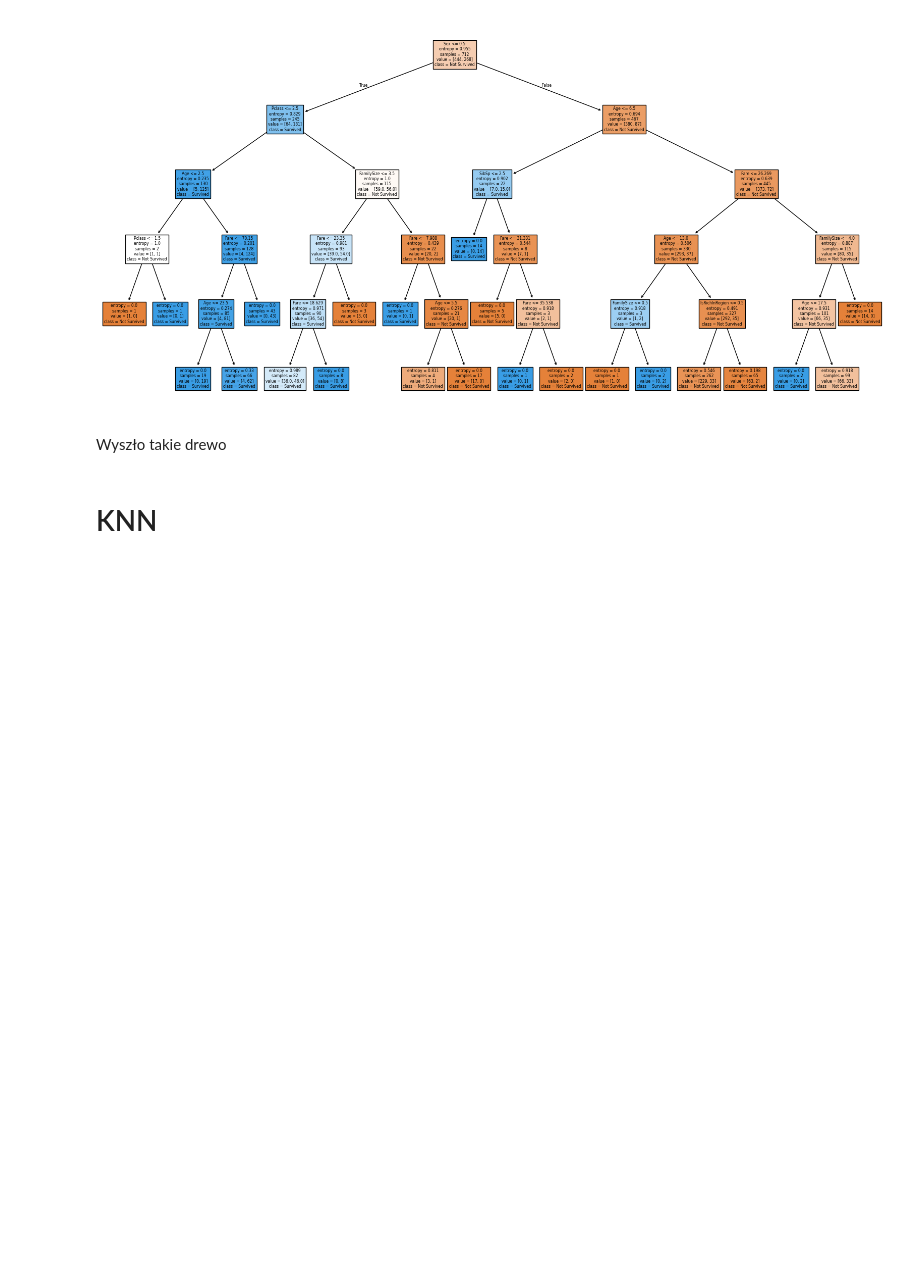
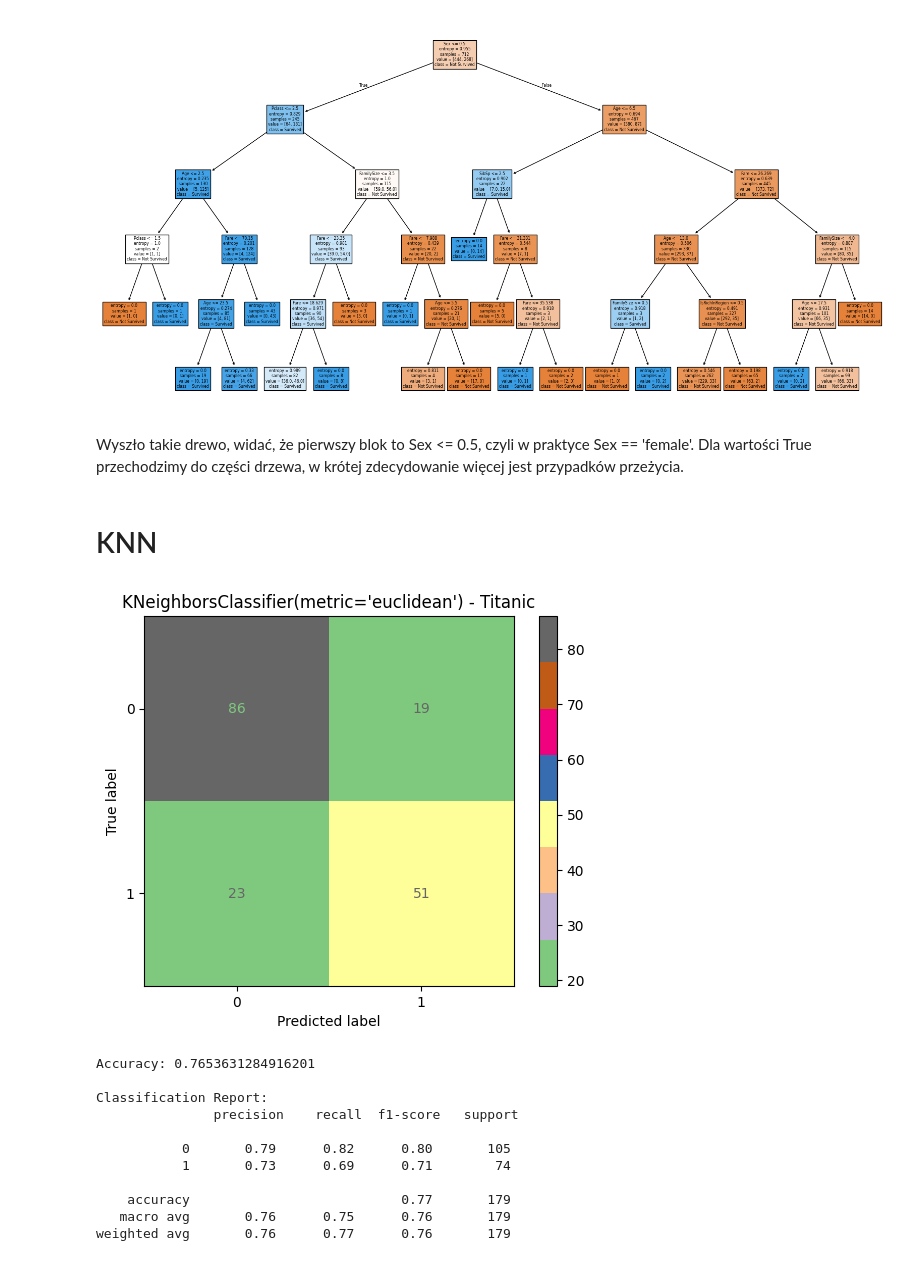
Before and after one commit to Solvro/ml-wakacyjne-wyzwanie-2025, a Jupyter notebook: 2_ml/ML_zadanie.ipynb, the cells around one changed output. Saved outputs shown, nothing was run; the diff lists cells and outputs as text; code cells hidden in the pictures; blank space fills up the shorter version.

```diff
--- a/2_ml/ML_zadanie.ipynb
+++ b/2_ml/ML_zadanie.ipynb
@@ -228,7 +272,26 @@ plot_tree(tree, feature_names=X_test.columns, class_names=['Not Survived', 'Surv
 plt.show()
 # %% [output]
 [figure]
-# %% [markdown]
-Wyszło takie drewo
+# %% [markdown]
+Wyszło takie drewo, widać, że pierwszy blok to Sex <= 0.5, czyli w praktyce Sex == 'female'. Dla wartości True przechodzimy do części drzewa, w krótej zdecydowanie więcej jest przypadków przeżycia.
 # %% [markdown]
 # KNN
+# %%
+features = ['Sex', 'Age']
+clf = KNeighborsClassifier(n_neighbors=5, metric='euclidean')
+clf.fit(X_train[features], y_train)
+y_pred = clf.predict(X_test[features])
+plot_confusion_matrix(y_test, y_pred, clf)
+# %% [output]
+[figure, added]
+Accuracy: 0.7653631284916201
+
+Classification Report:
+               precision    recall  f1-score   support
+
+           0       0.79      0.82      0.80       105
+           1       0.73      0.69      0.71        74
+
+    accuracy                           0.77       179
+   macro avg       0.76      0.75      0.76       179
+weighted avg       0.76      0.77      0.76       179
```
Also changed, not shown: parts of 27 cells of this notebook.
